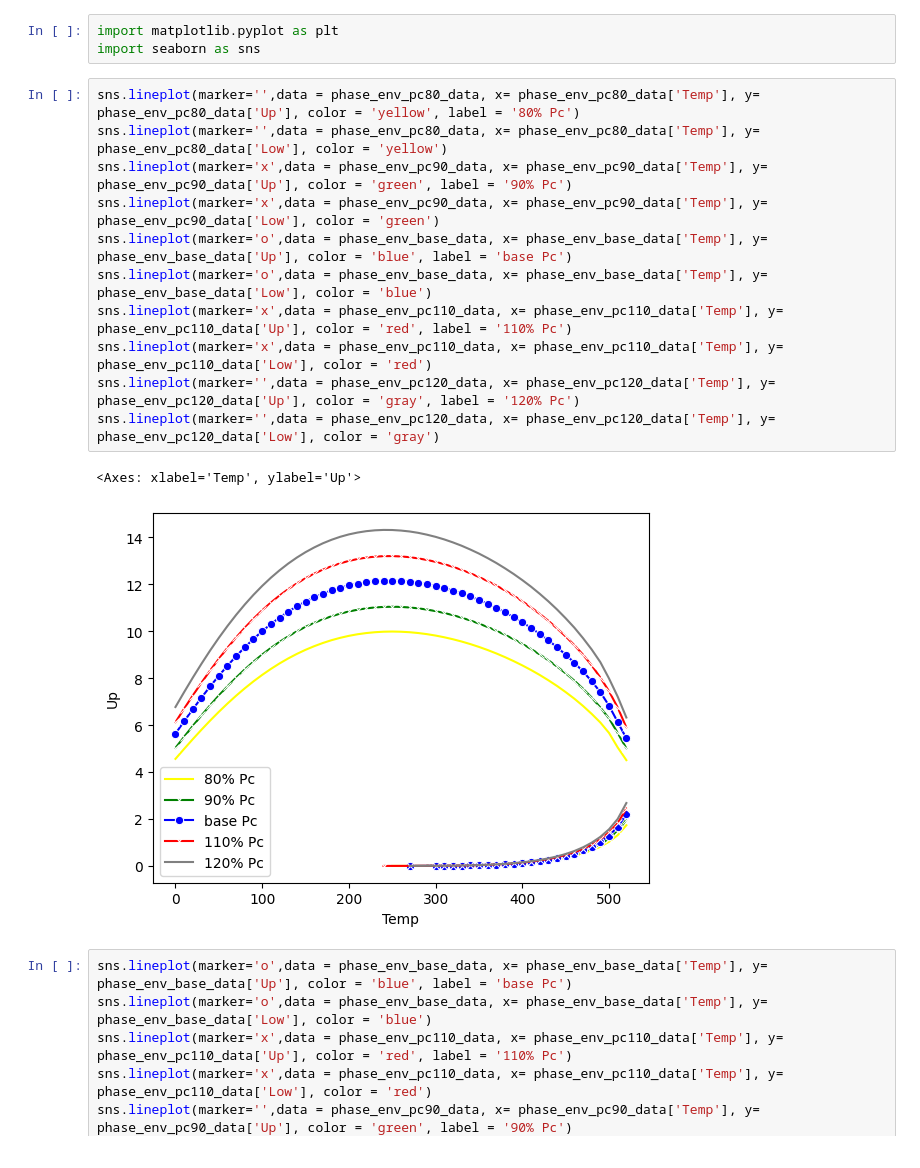
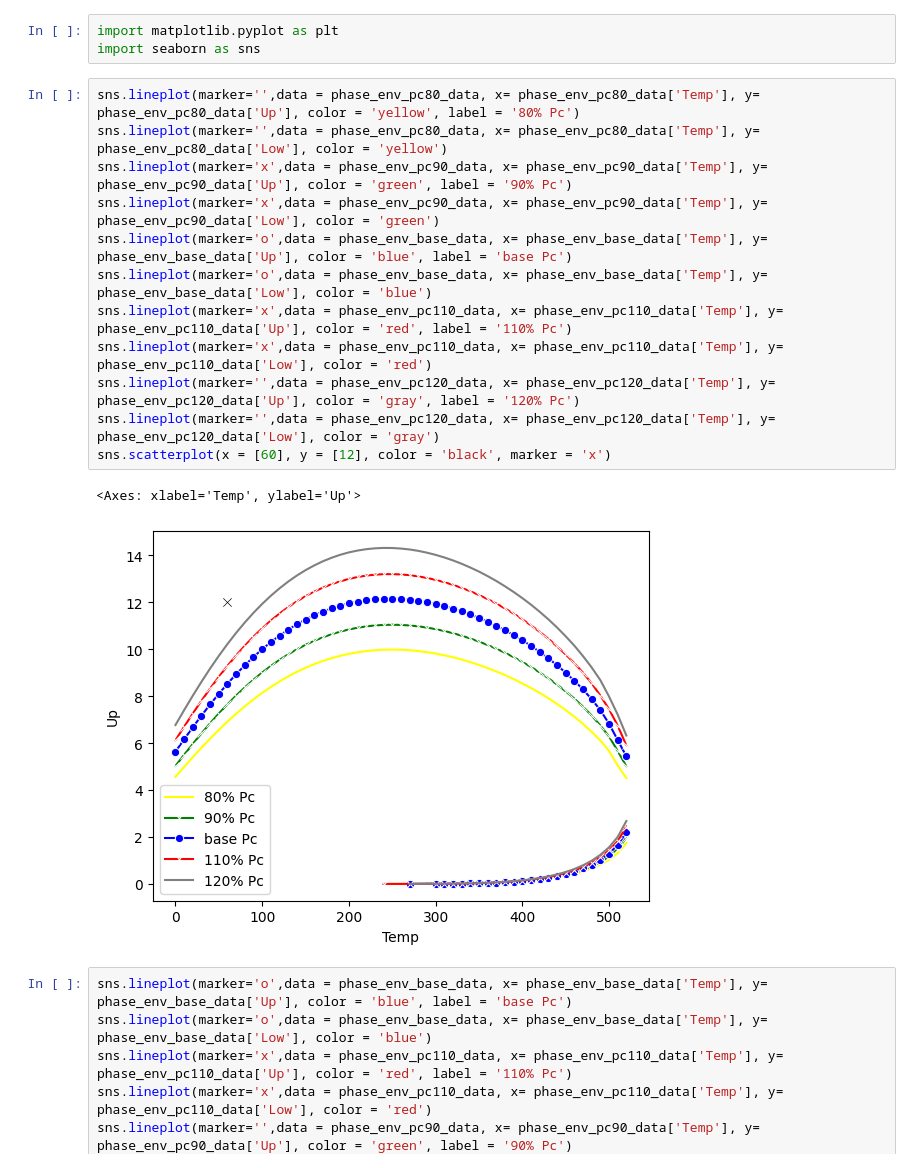
Before and after one commit to SidorenkoDD/BlackBoxFluid, a Jupyter notebook: code/notebook diss.ipynb, the cells around one changed output. Drawn from its saved outputs; the diff is of its cells as text.

```diff
--- a/code/notebook diss.ipynb
+++ b/code/notebook diss.ipynb
@@ -912,17 +912,18 @@ import seaborn as sns
 # %%
 sns.lineplot(marker='',data = phase_env_pc80_data, x= phase_env_pc80_data['Temp'], y= phase_env_pc80_data['Up'], color = 'yellow', label = '80% Pc')
 sns.lineplot(marker='',data = phase_env_pc80_data, x= phase_env_pc80_data['Temp'], y= phase_env_pc80_data['Low'], color = 'yellow')
 sns.lineplot(marker='x',data = phase_env_pc90_data, x= phase_env_pc90_data['Temp'], y= phase_env_pc90_data['Up'], color = 'green', label = '90% Pc')
 sns.lineplot(marker='x',data = phase_env_pc90_data, x= phase_env_pc90_data['Temp'], y= phase_env_pc90_data['Low'], color = 'green')
 sns.lineplot(marker='o',data = phase_env_base_data, x= phase_env_base_data['Temp'], y= phase_env_base_data['Up'], color = 'blue', label = 'base Pc')
 sns.lineplot(marker='o',data = phase_env_base_data, x= phase_env_base_data['Temp'], y= phase_env_base_data['Low'], color = 'blue')
 sns.lineplot(marker='x',data = phase_env_pc110_data, x= phase_env_pc110_data['Temp'], y= phase_env_pc110_data['Up'], color = 'red', label = '110% Pc')
 sns.lineplot(marker='x',data = phase_env_pc110_data, x= phase_env_pc110_data['Temp'], y= phase_env_pc110_data['Low'], color = 'red')
 sns.lineplot(marker='',data = phase_env_pc120_data, x= phase_env_pc120_data['Temp'], y= phase_env_pc120_data['Up'], color = 'gray', label = '120% Pc')
 sns.lineplot(marker='',data = phase_env_pc120_data, x= phase_env_pc120_data['Temp'], y= phase_env_pc120_data['Low'], color = 'gray')
+sns.scatterplot(x = [60], y = [12], color = 'black', marker = 'x')
 # %% [output]
 <Axes: xlabel='Temp', ylabel='Up'>
-[figure, old version]
+[figure, new version]
 # %%
 sns.lineplot(marker='o',data = phase_env_base_data, x= phase_env_base_data['Temp'], y= phase_env_base_data['Up'], color = 'blue', label = 'base Pc')
 sns.lineplot(marker='o',data = phase_env_base_data, x= phase_env_base_data['Temp'], y= phase_env_base_data['Low'], color = 'blue')
```
Also changed, not shown: parts of 7 cells of this notebook.
